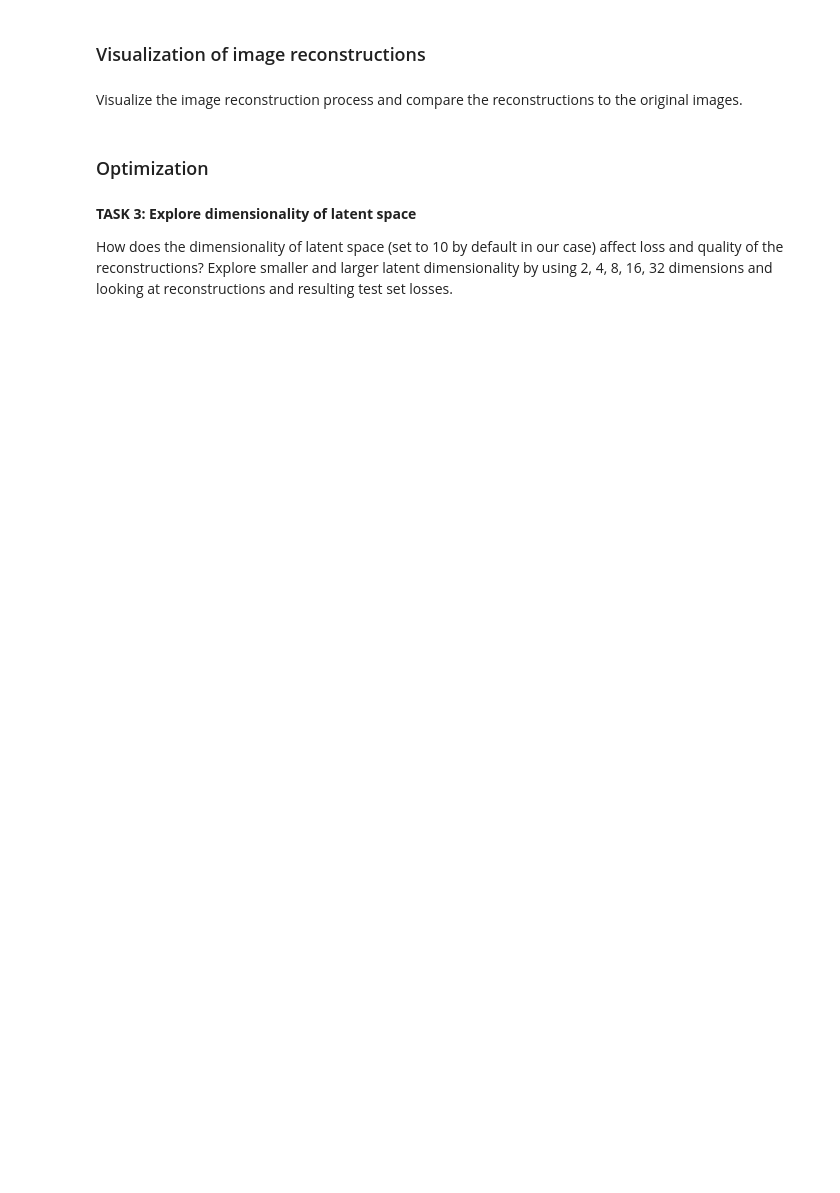
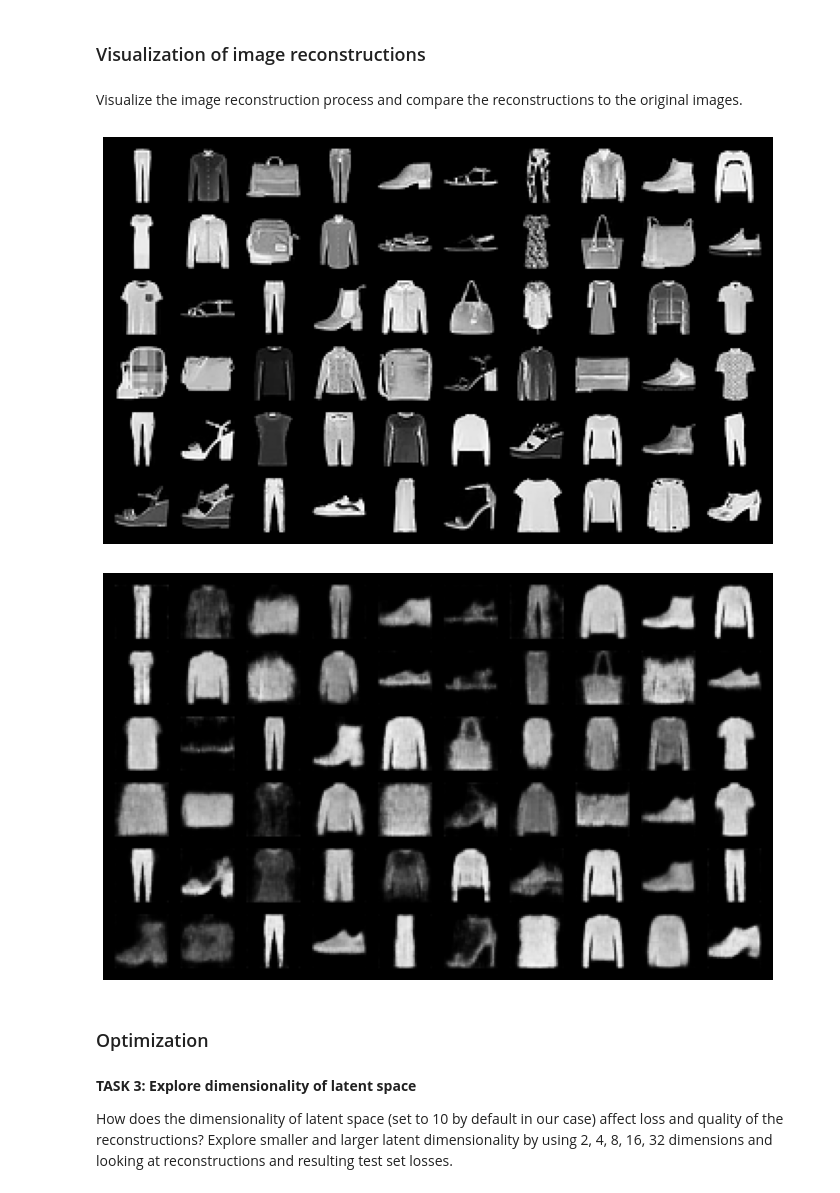
Before and after one commit to jonaden94/deepl-ecker-21-22, a Jupyter notebook: Ex5_2021.ipynb, the cells around one changed output. Drawn from its saved outputs; the diff is of its cells as text; code cells hidden in the pictures; blank space fills up the shorter version.

```diff
--- a/Ex5_2021.ipynb
+++ b/Ex5_2021.ipynb
@@ -546,21 +559,24 @@ Visualize the image reconstruction process and compare the reconstructions to th
 # %%
 images_columns = 10
 images_rows    = 6
 
 data_iterator = iter(train_loader)
 images, labels = data_iterator.next()
 
 # Show original images
 show_grid(images[0:(images_columns * images_rows)], images_columns, images_rows)
 
 # Show reconstructed images
 model.eval()
 with torch.no_grad():
 
     # TODO: compute reconstruction
-    images_recon = ...
+    images_recon = model(images.to(device))[0].detach().cpu()
 
     show_grid(images_recon[0:(images_columns * images_rows)], images_columns, images_rows)
+# %% [output]
+[figure, added]
+[figure, added]
 # %% [markdown]
 ### Optimization
 # %% [markdown]
```
Also changed, not shown: parts of 21 cells of this notebook.
